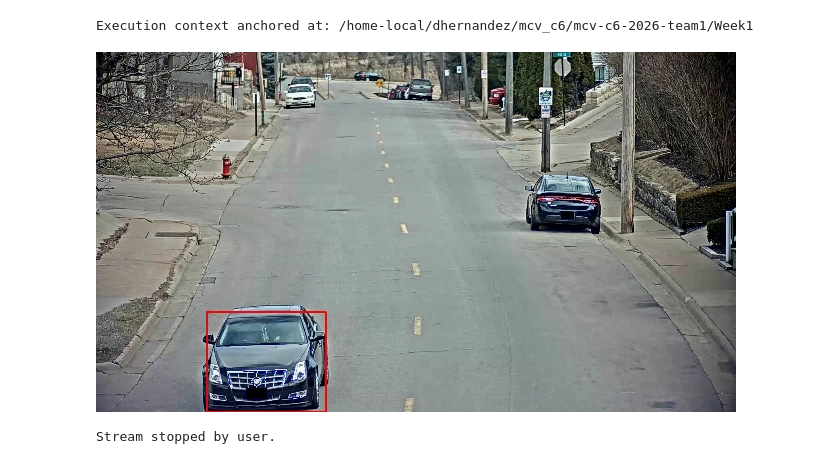
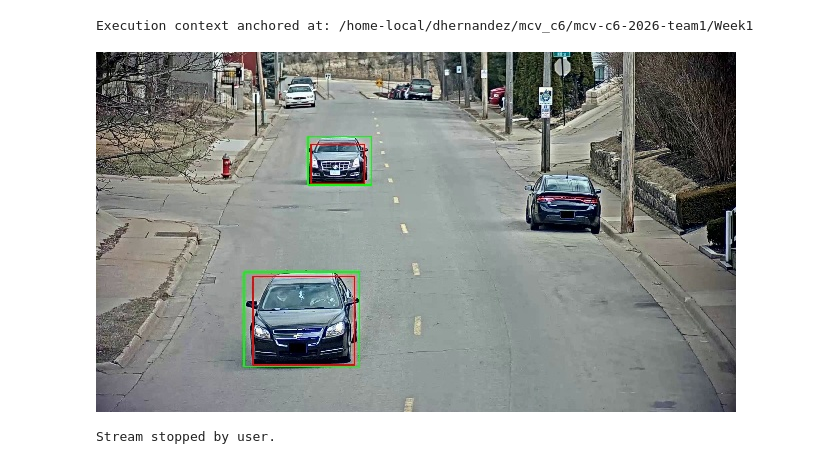
Before and after one commit to mcv-m6-video/mcv-c6-2026-team1, a Jupyter notebook: Week1/src/view_video.ipynb, the cells around one changed output. Drawn from its saved outputs; the diff is of its cells as text; code cells hidden in the pictures.

Commit message:
Example video visualization

```diff
--- a/Week1/src/view_video.ipynb
+++ b/Week1/src/view_video.ipynb
@@ -16,14 +16,14 @@ Execution context anchored at: /home-local/dhernandez/mcv_c6/mcv-c6-2026-team1/W
 # %%
 from video_utils import play_video
 
 # Define the path (relative to the week root) and play it
-video_path = ""
+video_path = "result/videos/bbox.mp4"
 if video_path:
     play_video(video_path)
 
 # Original video (with the training frames)
 else:
     play_video(start_frame=0)
 # %% [output]
-[figure, old version]
+[figure, new version]
 Stream stopped by user.
```
